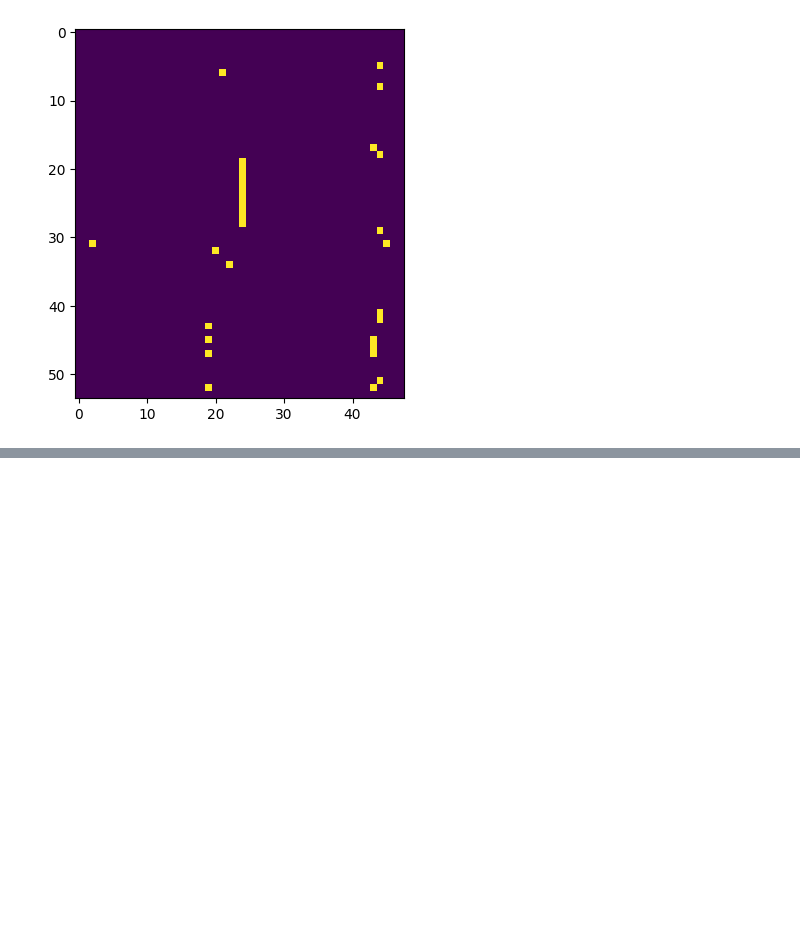
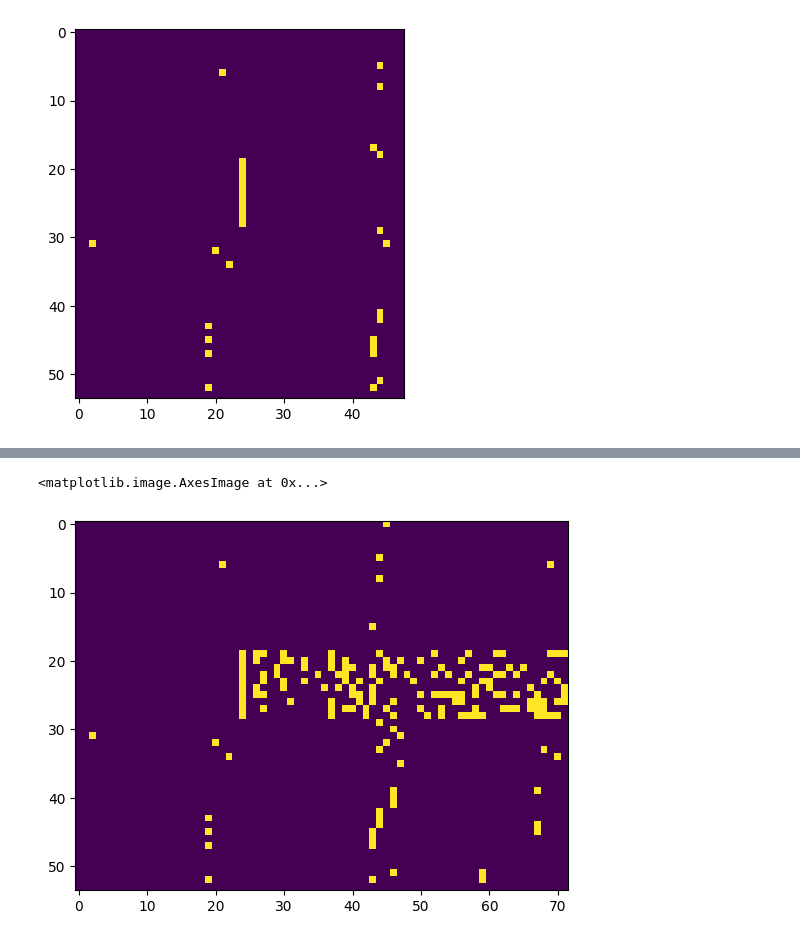
Before and after one commit to noraSSH/energy-system, a Jupyter notebook: final.ipynb, the cells around one changed output, grey strips where cells are left out. Drawn from its saved outputs; the diff is of its cells as text; code cells hidden in the pictures; blank space fills up the shorter version.

```diff
--- a/final.ipynb
+++ b/final.ipynb
@@ -564,0 +532,5 @@ table_output_1f3_3 = pd.DataFrame.from_dict({"Aggregate Generation": agg_generat
+# %%
+plt.imshow(w3.value)
+# %% [output]
+<matplotlib.image.AxesImage at 0x...>
+[figure, added]
```
Also changed, not shown: parts of 21 cells of this notebook.
